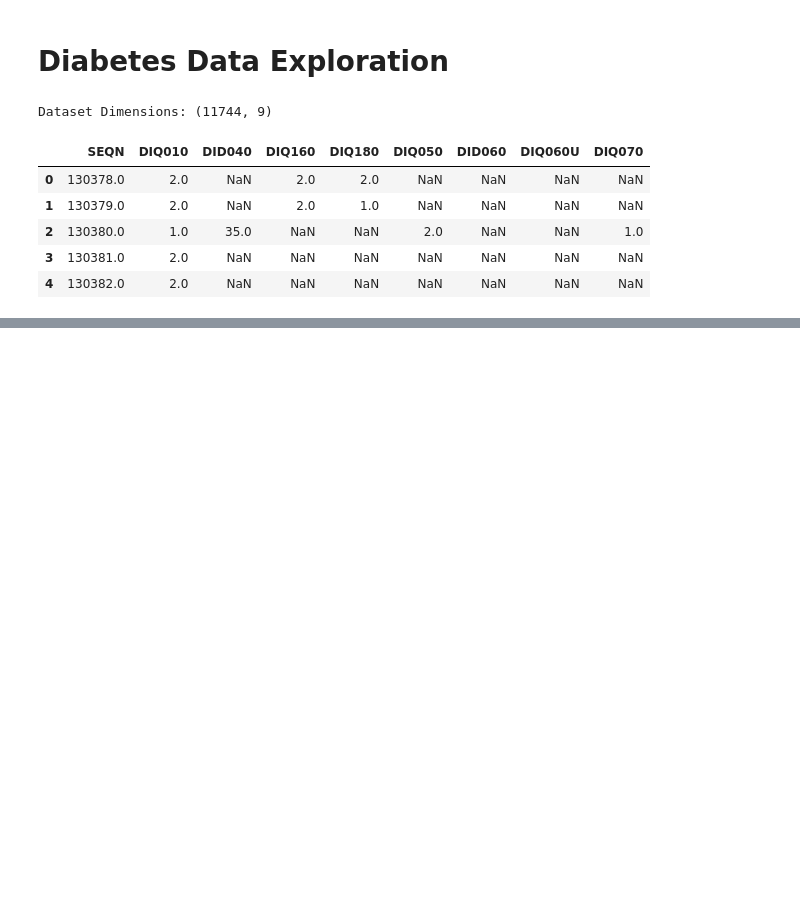
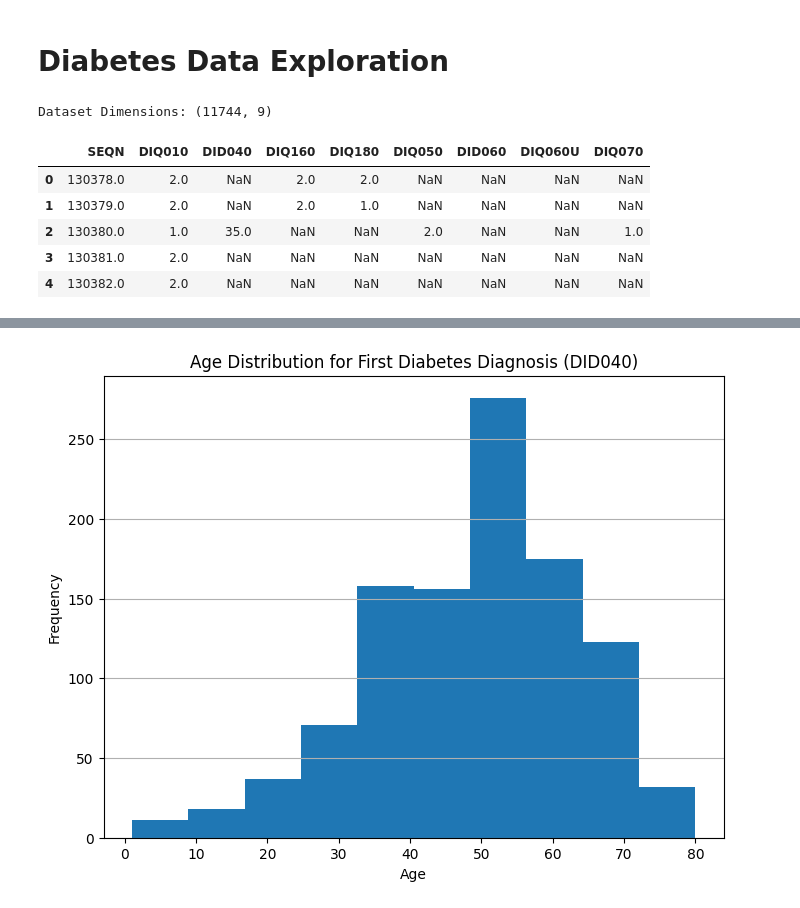
Before and after one commit to PiSaucer/CS426-Project, a Jupyter notebook: diabetes.ipynb, the cells around one changed output, grey strips where cells are left out. Drawn from its saved outputs; the diff is of its cells as text; code cells hidden in the pictures; blank space fills up the shorter version.

```diff
--- a/diabetes.ipynb
+++ b/diabetes.ipynb
@@ -22,0 +113,15 @@ Dataset Dimensions: (11744, 9)
+# %%
+# Graph for Age when first told you had diabetes
+age_data = df['Age when first told you had diabetes'].dropna()
+age_data_clean = age_data[(age_data >= 1) & (age_data <= 81)] # Ignore codes 666, 777, 999, .
+
+plt.figure(figsize=(8, 6))
+plt.hist(age_data_clean)
+plt.title('Age Distribution for First Diabetes Diagnosis (DID040)')
+plt.xlabel('Age')
+plt.ylabel('Frequency')
+plt.grid(axis='y')
+plt.savefig("img/age_distribution_diabetes_diagnosis.png")
+plt.show()
+# %% [output]
+[figure, added]
```
Also changed, not shown: parts of 8 cells of this notebook, 8 other files.
